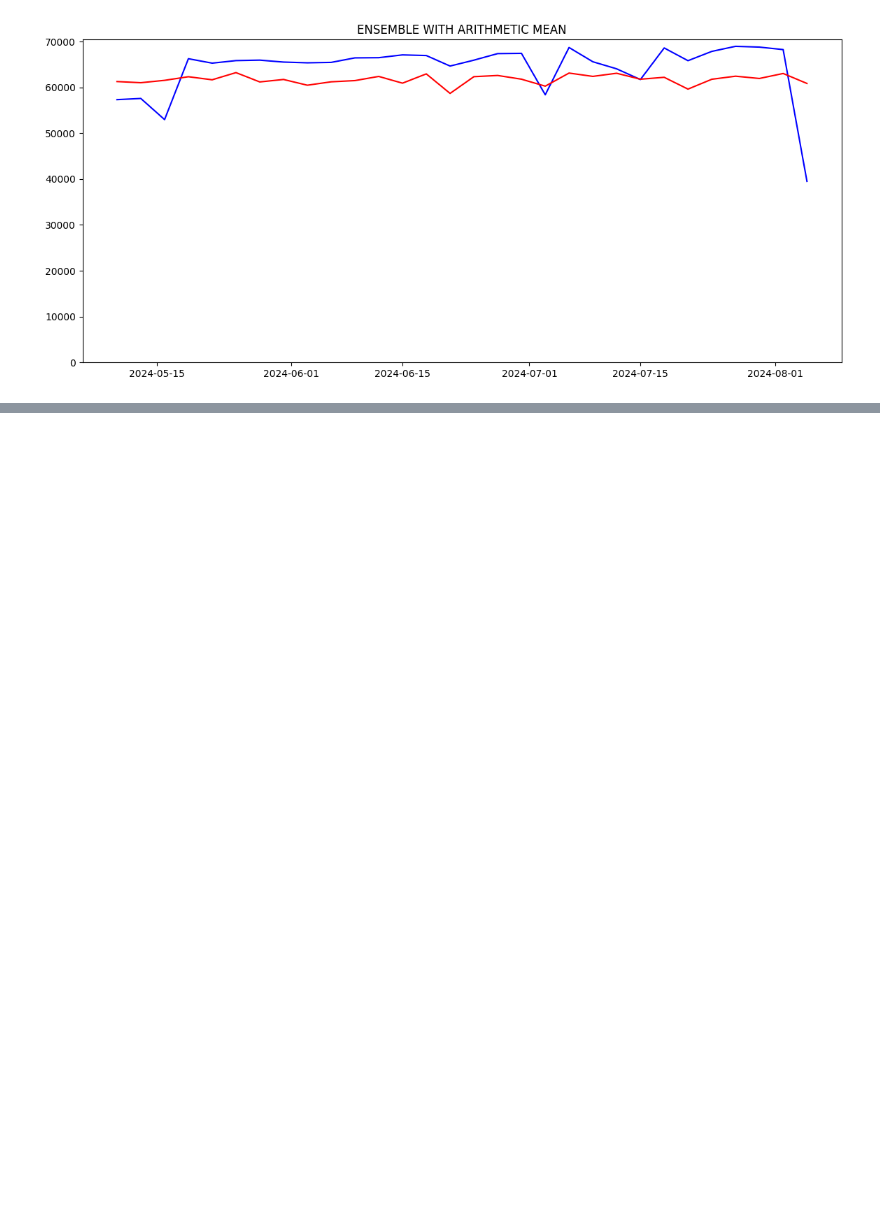
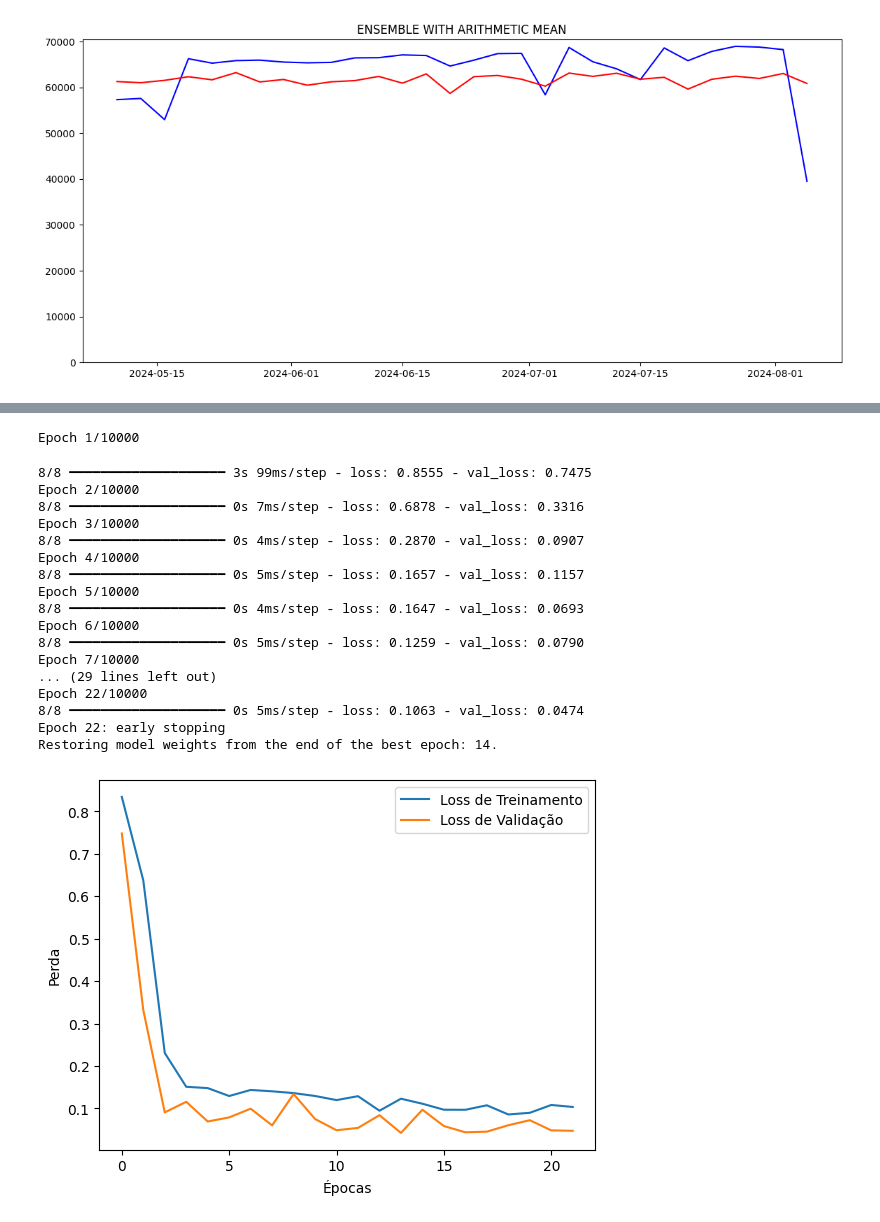
Before and after one commit to RenanFTorres/lstm-timeseries-energy, a Jupyter notebook: Ensemble_teste.ipynb, the cells around one changed output, grey strips where cells are left out. Drawn from its saved outputs; the diff is of its cells as text; code cells hidden in the pictures; blank space fills up the shorter version.

Commit message:
Ensemble completo + LSTM multivar

```diff
--- a/Ensemble_teste.ipynb
+++ b/Ensemble_teste.ipynb
@@ -77,6 +77,7 @@ prataI_dataset = f'{base_path}outras_unidades/{time_base}/PRATA_I_{agrupamento}_
 prataII_dataset = f'{base_path}outras_unidades/{time_base}/PRATA_II_{agrupamento}_{time_base}.csv'
 prataIII_dataset = f'{base_path}outras_unidades/{time_base}/PRATA_III_{agrupamento}_{time_base}.csv'
 pirapama_dataset = f'{base_path}outras_unidades/pirapama/Pirapama_{agrupamento}_{time_base}.csv'
+volume_du_dataset = f'{base_path}volume/volume_grouped_{agrupamento}_{time_base}.csv'
 # %%
 # transformando CSV em DataFrame
 duas_unas_df = pd.read_csv(duas_unas_dataset)  # Transformação em dataset
@@ -84,6 +85,7 @@ prataI_df = pd.read_csv(prataI_dataset)  # Transformação em dataset
 prataII_df = pd.read_csv(prataII_dataset)  # Transformação em dataset
 prataIII_df = pd.read_csv(prataIII_dataset)  # Transformação em dataset
 pirapama_df = pd.read_csv(pirapama_dataset)  # Transformação em dataset
+volume_du_df = pd.read_csv(volume_du_dataset)  # Transformação em dataset
 # %%
 validation_interval = config['datasets'][dataset_type_du]['timesteps'] + config['datasets'][dataset_type_du]['output_horizon'] # Definição da parcela dos dados que serão retiradas do treinamento/teste para validação
 horizonte = config['datasets'][dataset_type_du]['output_horizon']
@@ -91,7 +93,7 @@ horizonte = config['datasets'][dataset_type_du]['output_horizon']
 
 indices_to_validate = duas_unas_df.index[-validation_interval:].tolist()  # Obtenção dos índices dos dados de validação
 
-datasets = [pirapama_df, prataI_df, prataII_df, prataIII_df, duas_unas_df]  # df1, df2, etc., são os seus dataframes
+datasets = [pirapama_df, prataI_df, prataII_df, prataIII_df, duas_unas_df, volume_du_df]  # df1, df2, etc., são os dataframes
 
 # Aplicar MinMaxScaler para cada dataset individualmente
 scaled_datasets = []
@@ -124,12 +126,19 @@ duas_unas_validation_scaled = scaled_datasets[4].tail(validation_interval)  # Cr
 # Define o número de linhas a serem removidas
 X = len(indices_to_validate)
 duas_unas_df_scaled = scaled_datasets[4].iloc[:-X]
+volume_du_df_scaled = scaled_datasets[5].iloc[:(duas_unas_df_scaled.shape[0])]
+volume_du_df_validation = scaled_datasets[5].iloc[(duas_unas_df_scaled.shape[0]):]
 #print(duas_unas_df_scaled)
 # print(duas_unas_validation_scaled)
 
 scaled_datasets[4] = duas_unas_df_scaled
+scaled_datasets[5] = volume_du_df_scaled
+
 print(f,"duas_unas para treinamento e teste:", scaled_datasets[4])
 print(f,"duas_unas para validação:", duas_unas_validation_scaled)
+
+print(f,"volume para treinamento e teste:", scaled_datasets[5])
+print(f,"volume para validação:", volume_du_df_validation)
 # %% [output]
 <_io.TextIOWrapper name='config_pso.json' mode='r' encoding='cp1252'> duas_unas para treinamento e teste:             kWh fornecido
 timestamp
@@ -1258,0 +1316,50 @@ Terminada sequencia de testes
+# %%
+# Build the LSTM model
+model_lstm = Sequential()
+model_lstm.add(LSTM(44, return_sequences=True, input_shape=(timesteps, 2)))
+model_lstm.add(Dropout(0.39))
+model_lstm.add(LSTM(44, return_sequences=True))
+model_lstm.add(Dropout(0.39))
+model_lstm.add(LSTM(44, return_sequences=False))
+model_lstm.add(Dropout(0.39))
+
+model_lstm.add(Dense(output_steps, activation = 'relu'))
+
+# Definindo o otimizador com a taxa de aprendizado
+optimizer = RMSprop(learning_rate=0.005)
+
+# Compilando o modelo
+model_lstm.compile(loss=wmae, optimizer=optimizer)
+
+early_stopping = EarlyStopping(monitor='val_loss', verbose=2, patience=8, restore_best_weights=True)
+
+# Treinando o modelo
+history = model_lstm.fit(X_train_multivar, y_train_multivar, epochs=10000, batch_size=4, validation_data=(X_val_multivar, y_val_multivar), callbacks=[early_stopping])
+
+# Plotar as perdas de treinamento e validação
+plt.plot(history.history['loss'], label='Loss de Treinamento')
+plt.plot(history.history['val_loss'], label='Loss de Validação')
+plt.xlabel('Épocas')
+plt.ylabel('Perda')
+plt.legend()
+plt.show()
+# %% [output]
+Epoch 1/10000
+8/8 ━━━━━━━━━━━━━━━━━━━━ 3s 99ms/step - loss: 0.8555 - val_loss: 0.7475
+Epoch 2/10000
+8/8 ━━━━━━━━━━━━━━━━━━━━ 0s 7ms/step - loss: 0.6878 - val_loss: 0.3316
+Epoch 3/10000
+8/8 ━━━━━━━━━━━━━━━━━━━━ 0s 4ms/step - loss: 0.2870 - val_loss: 0.0907
+Epoch 4/10000
+8/8 ━━━━━━━━━━━━━━━━━━━━ 0s 5ms/step - loss: 0.1657 - val_loss: 0.1157
+Epoch 5/10000
+8/8 ━━━━━━━━━━━━━━━━━━━━ 0s 4ms/step - loss: 0.1647 - val_loss: 0.0693
+Epoch 6/10000
+8/8 ━━━━━━━━━━━━━━━━━━━━ 0s 5ms/step - loss: 0.1259 - val_loss: 0.0790
+Epoch 7/10000
+... (29 lines left out)
+Epoch 22/10000
+8/8 ━━━━━━━━━━━━━━━━━━━━ 0s 5ms/step - loss: 0.1063 - val_loss: 0.0474
+Epoch 22: early stopping
+Restoring model weights from the end of the best epoch: 14.
+[figure, added]
```
Also changed, not shown: parts of 12 cells of this notebook, 5 other files.
